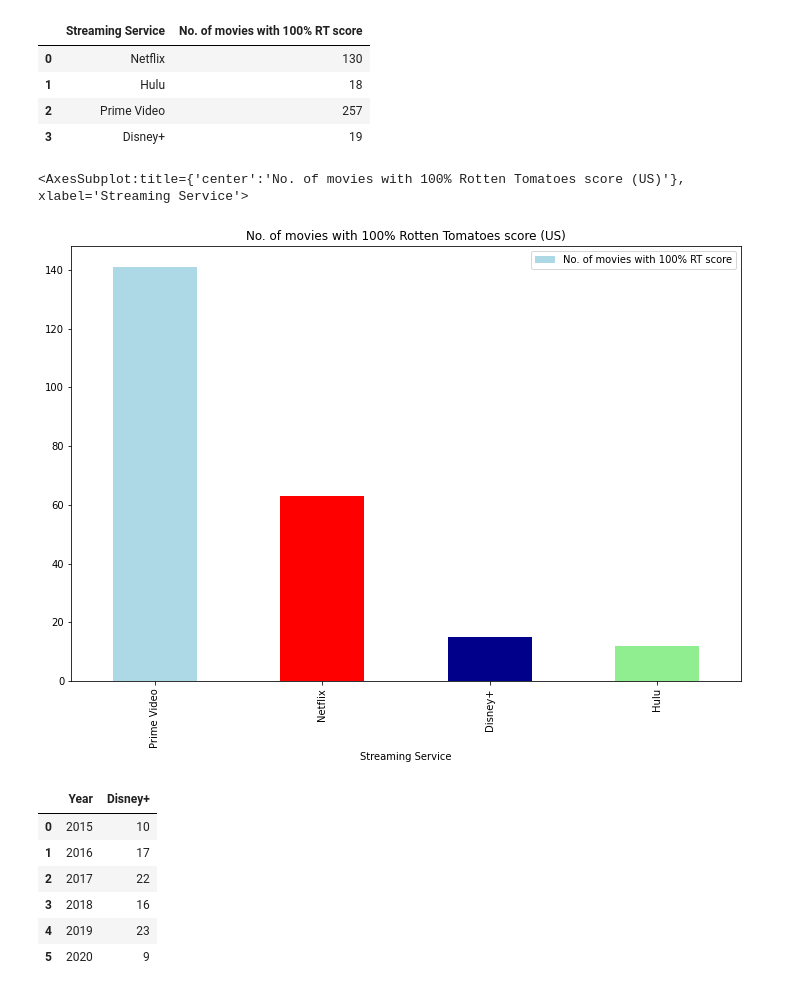
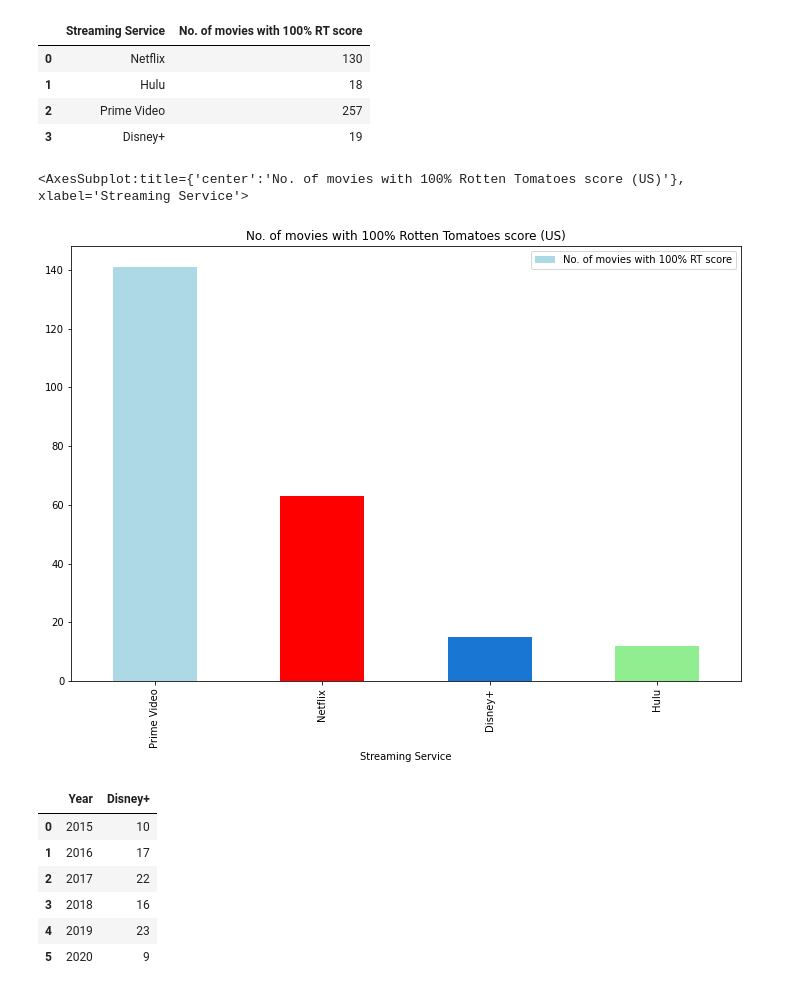
Before and after one commit to jacance/streaming-service-analysis, a Jupyter notebook: pristine_justin_new.ipynb, the cells around one changed output. Saved outputs shown, nothing was run; the diff lists cells and outputs as text; code cells hidden in the pictures.

```diff
--- a/pristine_justin_new.ipynb
+++ b/pristine_justin_new.ipynb
@@ -941,15 +940,15 @@ rot_tom_scores
 # %%
 #Analysing 100% RT score for movies in US only
 #plt.figure(figsize=(12,8))
-rot_tom_scores_US.sort_values(ascending=False, by="No. of movies with 100% RT score").plot.bar(
+rot_tom_scores_US.sort_values("No. of movies with 100% RT score", ascending=False).plot.bar(
                         'Streaming Service', 'No. of movies with 100% RT score',
-                           color=["lightblue", "red", "darkblue", "lightgreen"],
+                           color=["lightblue", "red", "#1976d2", "lightgreen"],
                             title=('No. of movies with 100% Rotten Tomatoes score (US)'), figsize=(12,8) )
 
 #plt.show()
 # %% [output]
 <AxesSubplot:title={'center':'No. of movies with 100% Rotten Tomatoes score (US)'}, xlabel='Streaming Service'>
-[figure, old version]
+[figure, new version]
 # %%
 #Netflix movies count for year 2015-2020
 netflix_new = netflix_data[netflix_data["Year"]>=2015].groupby(["Year"])['Netflix'].count()
```
Also changed, not shown: parts of 16 cells of this notebook.
